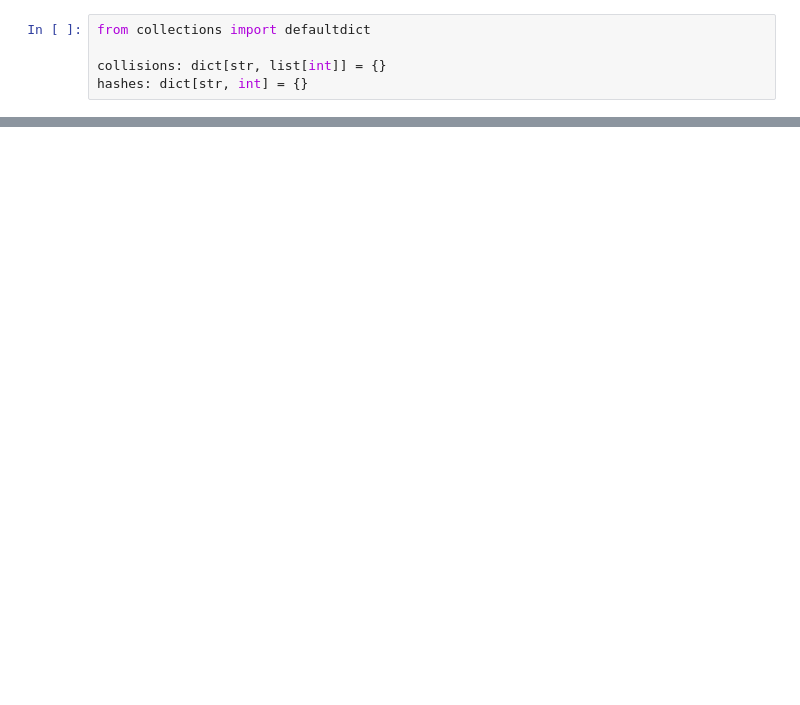
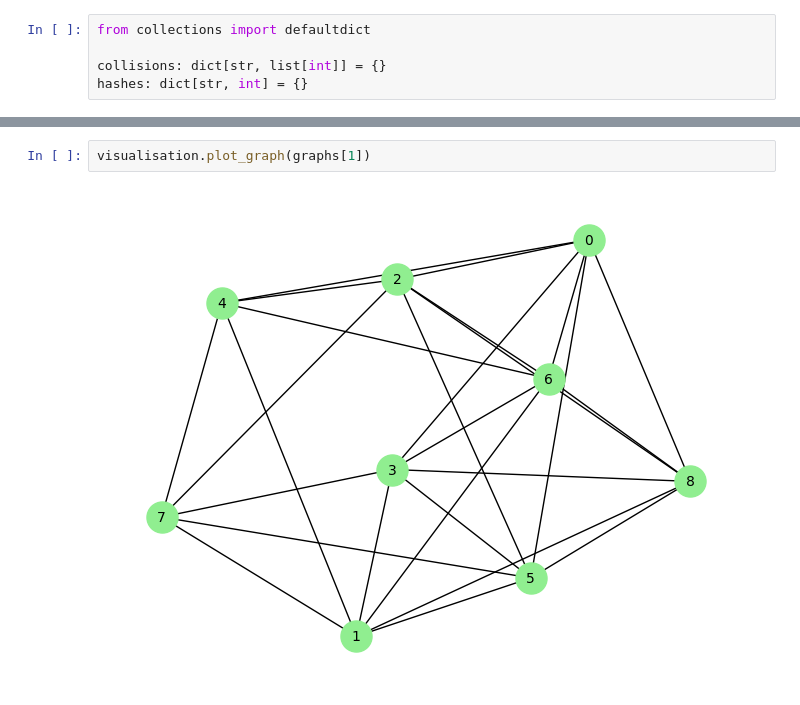
Before and after one commit to mnozkiewicz/Graph-Isomorphism, a Jupyter notebook: initial.ipynb, the cells around one changed output, grey strips where cells are left out. Cells and saved outputs as stored; diff of their text form; blank space fills up the shorter version.

```diff
--- a/initial.ipynb
+++ b/initial.ipynb
@@ -85,0 +141,4 @@ for key, item in collisions.items():
+# %%
+visualisation.plot_graph(graphs[1])
+# %% [output]
+[figure, added]
```
Also changed, not shown: parts of 9 cells of this notebook.
